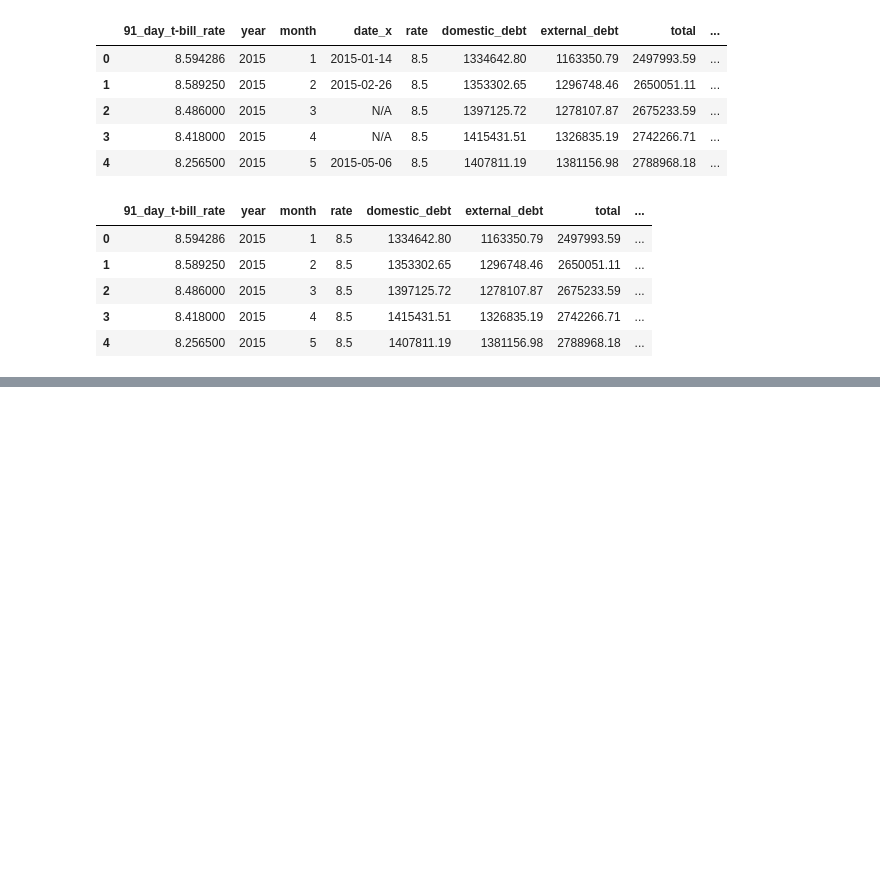
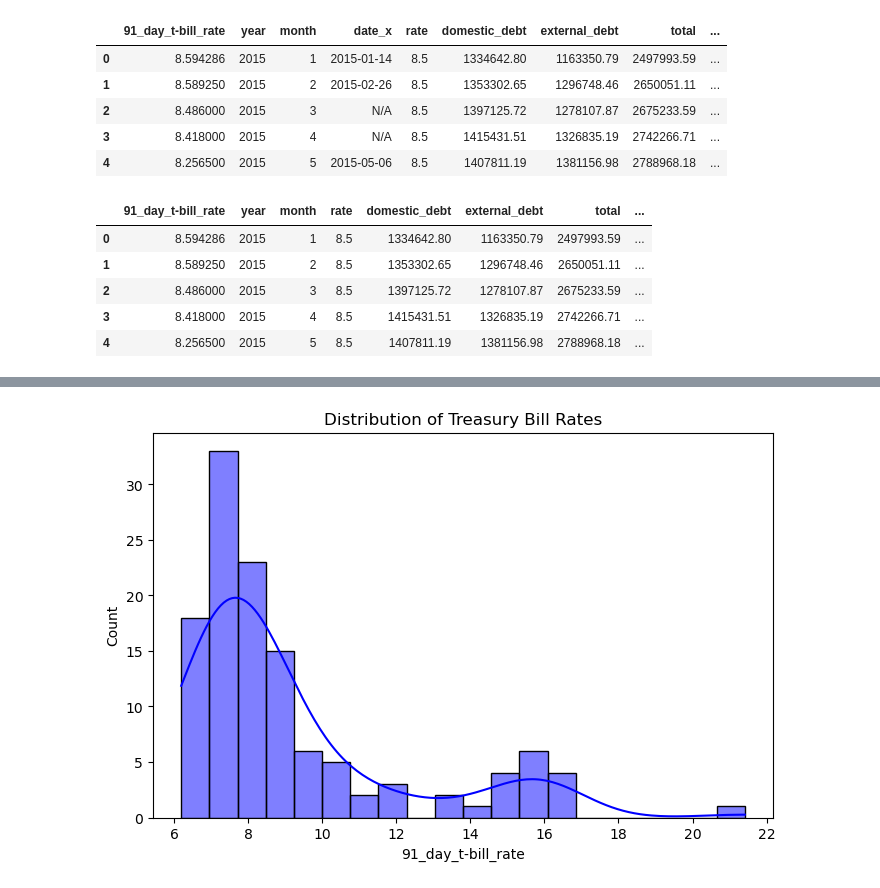
Before and after one commit to boniface2025/GROUP-6-CAPSTONE-PROJECT-PHASE-5, a Jupyter notebook: project note book.ipynb, the cells around one changed output, grey strips where cells are left out. Drawn from its saved outputs; the diff is of its cells as text; code cells hidden in the pictures; blank space fills up the shorter version.

```diff
--- a/project note book.ipynb
+++ b/project note book.ipynb
@@ -876,0 +921,7 @@ merged_df.head()
+# %%
+plt.figure(figsize=(8,5))
+sns.histplot(merged_df['91_day_t-bill_rate'], kde=True, bins=20, color="blue")
+plt.title("Distribution of Treasury Bill Rates")
+plt.show()
+# %% [output]
+[figure, added]
```
Also changed, not shown: parts of 27 cells of this notebook.
